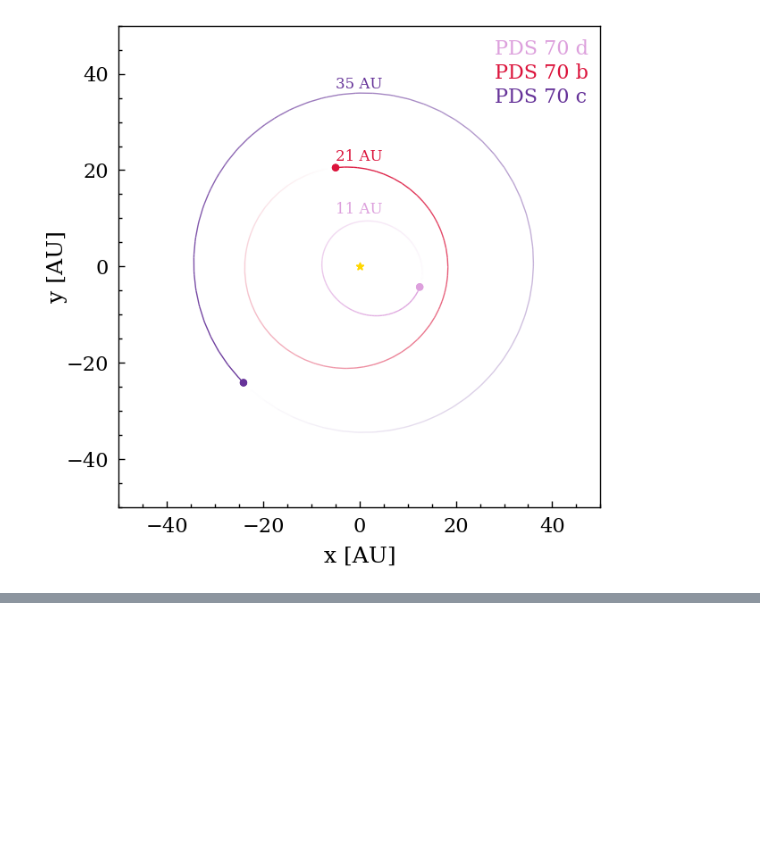
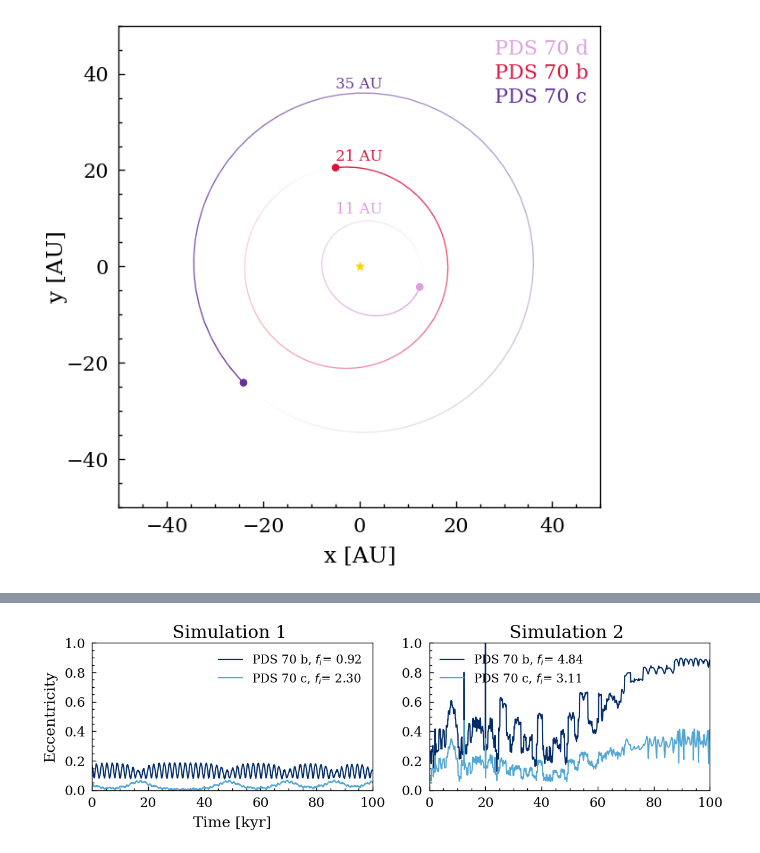
Before and after one commit to allsmurph/thesis_code_capybara, a Jupyter notebook: rebound_testing.ipynb, the cells around one changed output, grey strips where cells are left out. Drawn from its saved outputs; the diff is of its cells as text; code cells hidden in the pictures; blank space fills up the shorter version.

```diff
--- a/rebound_testing.ipynb
+++ b/rebound_testing.ipynb
@@ -694,0 +697,90 @@ plt.savefig('plots/three_planets_orbit_pink.png')
+# %%
+import astropy.constants as const
+import numpy as np
+import matplotlib.pyplot as plt
+import rebound
+from matplotlib.animation import FuncAnimation
+from plotting_params import use_my_style
+use_my_style()
+
+
+jtos = const.M_jup / const.M_sun
+
+
+a_b, a_c = 20.8, 34.3
+e_b, e_c = 0.17, 0.037
+w_b, w_c = 161, 53
+i_b, i_c = 131, 130.5
+Omega_b, Omega_c = 169.7, 161.7
+m_b, m_c = 3.2, 7.5
+dtor = np.pi /180
+
+
+sim = rebound.Simulation()
+sim.units = ['msun', 'yr', 'AU']
+
+sim.add(m = 0.982, x=0, y= 0, z = 0, hash='star')
+
+sim.add(m = m_b*jtos, a = a_b, e = e_b, f=0.921259941336461,
+        omega = w_b*dtor, inc = (i_b-128.3)*dtor, Omega = Omega_b*dtor, hash = 'pb')
+
+sim.add(m = m_c*jtos, a = a_c, e = e_c, f=2.29662932693939,
+        omega = w_c*dtor, inc = (i_c-128.3)*dtor, Omega = Omega_c*dtor, hash = 'pc')
+sim.N_active = 3
+
+phases_1 = [sim.particles['pb'].f, sim.particles['pc'].f]
+
+sim2 = rebound.Simulation()
+sim2.units = ['msun', 'yr', 'AU']
+
+sim2.add(m = 0.982, x=0, y= 0, z = 0, hash='star')
+
+sim2.add(m = m_b*jtos, a = a_b, e = e_b, f=np.random.rand()*2.*np.pi,
+        omega = w_b*dtor, inc = (i_b-128.3)*dtor, Omega = Omega_b*dtor, hash = 'pb')
+
+sim2.add(m = m_c*jtos, a = a_c, e = e_c, f=np.random.rand()*2.*np.pi,
+        omega = w_c*dtor, inc = (i_c-128.3)*dtor, Omega = Omega_c*dtor, hash = 'pc')
+sim2.N_active = 3
+
+phases_2 = [sim2.particles['pb'].f, sim2.particles['pc'].f]
+
+fig, ax = plt.subplots(1, 2, figsize=(12,4))
+
+color_blue = [
+    "#53a7d4",  # medium
+    "#002A68",  # dark
+]
+
+eccb_1 = []
+eccc_1 = []
+
+eccb_2, eccc_2 = [], []
+ts = np.linspace(0, 100000, 1000)
+for t in ts:
+    sim.integrate(t)
+    sim2.integrate(t)
+    ecc_b, ecc_c  = sim.particles['pb'].e, sim.particles['pc'].e
+    eccb_1.append(ecc_b)
+    eccc_1.append(ecc_c)
+    ecc_b2, ecc_c2  = sim2.particles['pb'].e, sim2.particles['pc'].e
+    eccb_2.append(ecc_b2)
+    eccc_2.append(ecc_c2)
+
+ax[0].plot(ts/1000, eccb_1, color=color_blue[1], label=rf'PDS 70 b, $f_i$= {phases_1[0]:.2f}')
+ax[0].plot(ts/1000, eccc_1, color=color_blue[0], label=rf'PDS 70 c, $f_i$= {phases_1[1]:.2f}')
+
+ax[1].plot(ts/1000, eccb_2, color=color_blue[1], label=rf'PDS 70 b, $f_i$= {phases_2[0]:.2f}')
+ax[1].plot(ts/1000, eccc_2, color=color_blue[0], label=rf'PDS 70 c, $f_i$= {phases_2[1]:.2f}')
+ax[0].legend()
+ax[0].set_ylim(0, 1)
+ax[0].set_xlabel('Time [kyr]')
+ax[0].set_ylabel('Eccentricity')
+ax[1].legend()
+ax[1].set_ylim(0, 1)
+ax[0].set_title(f'Simulation 1 ')
+ax[1].set_title(f'Simulation 2 ')
+plt.tight_layout()
+plt.savefig('plots/eccentricity_evolution.png')
+plt.savefig('plots/eccentricity_evolution.pdf')
+# %% [output]
+[figure, added]
```
Also changed, not shown: parts of 2 cells of this notebook, 6 other files.
